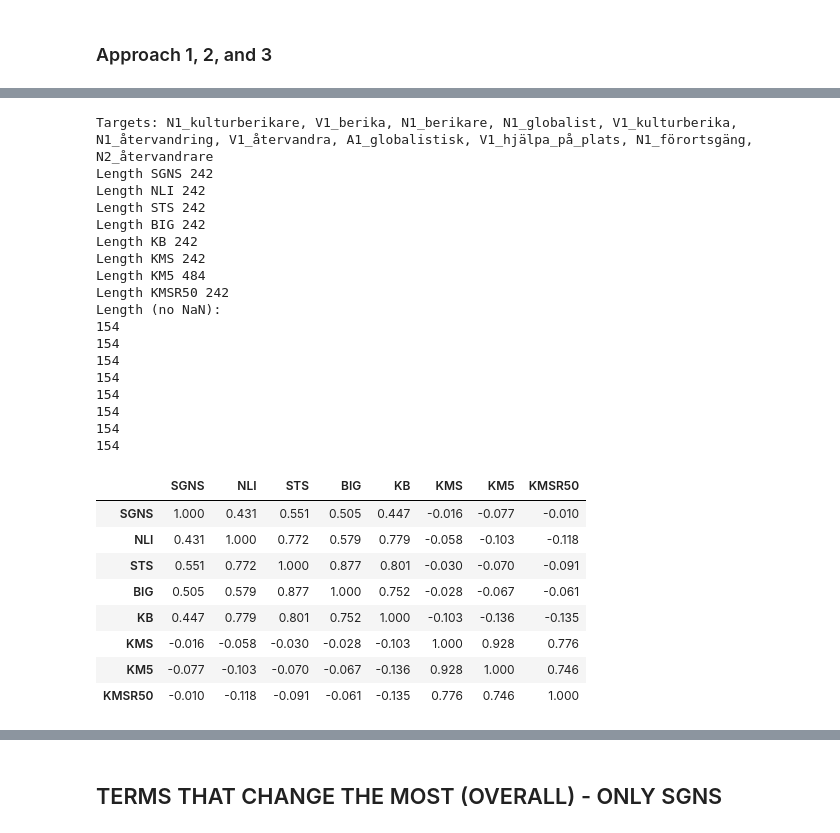
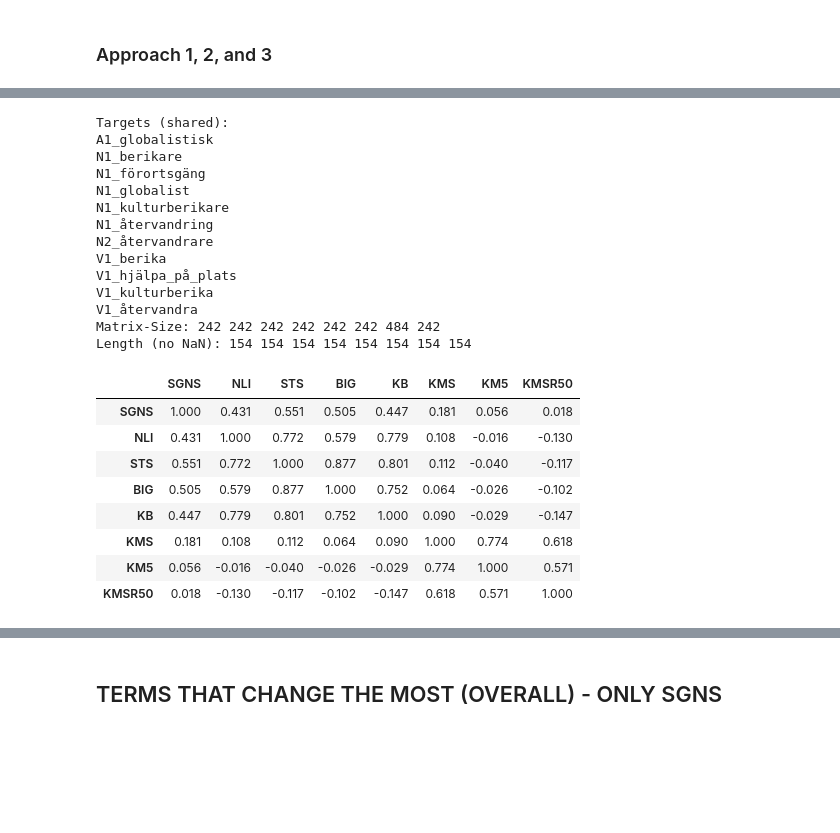
Before and after one commit to mboholm/dw_change, a Jupyter notebook: analysis/analysis.ipynb, the cells around one changed output, grey strips where cells are left out. Saved outputs shown, nothing was run; the diff lists cells and outputs as text; code cells hidden in the pictures; blank space fills up the shorter version.

```diff
--- a/analysis/analysis.ipynb
+++ b/analysis/analysis.ipynb
@@ -550,41 +559,54 @@ def model_comparison(
     # "universal"  Uses the same variable for comparison
     # "var_off"    Uses different variables for different models. Obs! Do not forget to normalize!
     var_off=None, # A list of the same length as dfs and mnames
-    word=None, # not supported at the moment ...
+    col_start=None, # To calibrate series of differnt length
     metric="pearson",
 ):
 
-    trgs = [trg for trg in get_dwts(dfs[0], targets)]             # based on first df
+    # Getting shared targets
+    pre_targets = [set([trg for trg in get_dwts(df, targets)]) for df in dfs]
+    trgs = set.intersection(*pre_targets)
+
+    #trgs = [trg for trg in get_dwts(dfs[0], targets)]             # based on first df
     trgs = [trg for trg in trgs if trg.startswith(prefix)] if prefix != None else trgs
-    print("Targets:", ", ".join(trgs))
+    print("Targets (shared):")
+    print("\n".join(sorted(trgs)))
 
     _XY = []
     if mode == "universal":
+
         cols = [col for col in dfs[0].columns if col.startswith(var)] # based on first df
+        if col_start != None:
+            cols = [col for col in cols if int(col.split("_")[-1].split[":"][0]) >= col_start]
 
         for model, mname in zip(dfs, mnames):
             this_model = []
             for col in cols:
                 this_model.extend(model.loc[trgs, col])
-            print("Length", mname, len(this_model))
+            #print("Length", mname, len(this_model))
             _XY.append(this_model)
 
     if mode == "var_off":
         for model, mname, voff in zip(dfs, mnames, var_off):
 
             cols = [col for col in model.columns if col.startswith(voff)]
+            #print(cols)
+            if col_start != None:
+                cols = [col for col in cols if int(col.split("_")[-1].split(":")[0]) >= col_start]
 
             this_model = []
             for col in cols:
                 this_model.extend(model.loc[trgs, col])
-            print("Length", mname, len(this_model))
+            #print("Length", mname, len(this_model))
             _XY.append(this_model)
+
+    Ns = [str(len(xy)) for xy in _XY]
+    print("Matrix-Size:", " ".join(Ns))
 
     _XY = list(zip(*[xyz for xyz in zip(*_XY) if nonalist(xyz)])) # note: xyz is a variable for a tuple
 
-    print("Length (no NaN):")
-    for vector in _XY:
-        print(len(vector))
+    Ns = [str(len(xy)) for xy in _XY]
+    print("Length (no NaN):", " ".join(Ns))
 
     _XY = [norm(model) for model in _XY] if norm != None else _XY
 
@@ -820,4 +853,4 @@ df_tbn_kb = read_csv(results_dir / "fb_pol-time_bin-bert-sentence-bert-swedish-c
 # %% [markdown]
 ### Cluster
 # %%
-df_cluster = read_csv(results_dir / "fb_pol-yearly-cluster-sts_fbmodel.csv")
+df_cluster = read_csv(results_dir / "fb_pol-yearly-cluster-sentence-bert-swedish-cased.csv")
@@ -1401,44 +1356,39 @@ Length (no NaN):
 # %%
 model_comparison(
     dfs = [df_yearly_dwt, df_bert_nli, df_bert_sts, df_bert_big, df_bert_kb, df_cluster, df_cluster, df_cluster],
     mnames = ["SGNS", "NLI",  "STS","BIG","KB", "KMS", "KM5","KMSR50"],
     var = None,
     norm=None,
     targets = Path("../data/utils/dwts.txt"), # =get_dwts(df_yearly_dwt, dwt_path)
     prefix = ("N", "A", "V"),
     mode="var_off",
     # Mode:
     # "universal"  Uses the same variable for comparison
     # "var_off"    Uses different variables for different models. Obs! Do not forget to normalize!
     var_off=["rch", "rch", "rch", "rch", "rch","kmsr50", "kms", "km5"], # A list of the same length as dfs and mnames
-    word=None, # not supported at the moment ...
     metric="pearson"
 )
 # %% [output]
-Targets: N1_kulturberikare, V1_berika, N1_berikare, N1_globalist, V1_kulturberika, N1_återvandring, V1_återvandra, A1_globalistisk, V1_hjälpa_på_plats, N1_förortsgäng, N2_återvandrare
-Length SGNS 242
-Length NLI 242
-Length STS 242
-Length BIG 242
-Length KB 242
-Length KMS 242
-Length KM5 484
-Length KMSR50 242
-Length (no NaN):
-154
-154
-154
-154
-154
-154
-154
-154
+Targets (shared):
+A1_globalistisk
+N1_berikare
+N1_förortsgäng
+N1_globalist
+N1_kulturberikare
+N1_återvandring
+N2_återvandrare
+V1_berika
+V1_hjälpa_på_plats
+V1_kulturberika
+V1_återvandra
+Matrix-Size: 242 242 242 242 242 242 484 242
+Length (no NaN): 154 154 154 154 154 154 154 154
 |  | SGNS | NLI | STS | BIG | KB | KMS | KM5 | KMSR50 |
-| SGNS | 1.000 | 0.431 | 0.551 | 0.505 | 0.447 | -0.016 | -0.077 | -0.010 |
-| NLI | 0.431 | 1.000 | 0.772 | 0.579 | 0.779 | -0.058 | -0.103 | -0.118 |
-| STS | 0.551 | 0.772 | 1.000 | 0.877 | 0.801 | -0.030 | -0.070 | -0.091 |
-| BIG | 0.505 | 0.579 | 0.877 | 1.000 | 0.752 | -0.028 | -0.067 | -0.061 |
-| KB | 0.447 | 0.779 | 0.801 | 0.752 | 1.000 | -0.103 | -0.136 | -0.135 |
-| KMS | -0.016 | -0.058 | -0.030 | -0.028 | -0.103 | 1.000 | 0.928 | 0.776 |
-| KM5 | -0.077 | -0.103 | -0.070 | -0.067 | -0.136 | 0.928 | 1.000 | 0.746 |
-| KMSR50 | -0.010 | -0.118 | -0.091 | -0.061 | -0.135 | 0.776 | 0.746 | 1.000 |
+| SGNS | 1.000 | 0.431 | 0.551 | 0.505 | 0.447 | 0.181 | 0.056 | 0.018 |
+| NLI | 0.431 | 1.000 | 0.772 | 0.579 | 0.779 | 0.108 | -0.016 | -0.130 |
+| STS | 0.551 | 0.772 | 1.000 | 0.877 | 0.801 | 0.112 | -0.040 | -0.117 |
+| BIG | 0.505 | 0.579 | 0.877 | 1.000 | 0.752 | 0.064 | -0.026 | -0.102 |
+| KB | 0.447 | 0.779 | 0.801 | 0.752 | 1.000 | 0.090 | -0.029 | -0.147 |
+| KMS | 0.181 | 0.108 | 0.112 | 0.064 | 0.090 | 1.000 | 0.774 | 0.618 |
+| KM5 | 0.056 | -0.016 | -0.040 | -0.026 | -0.029 | 0.774 | 1.000 | 0.571 |
+| KMSR50 | 0.018 | -0.130 | -0.117 | -0.102 | -0.147 | 0.618 | 0.571 | 1.000 |
```
Also changed, not shown: parts of 231 cells of this notebook, 16 other files.
